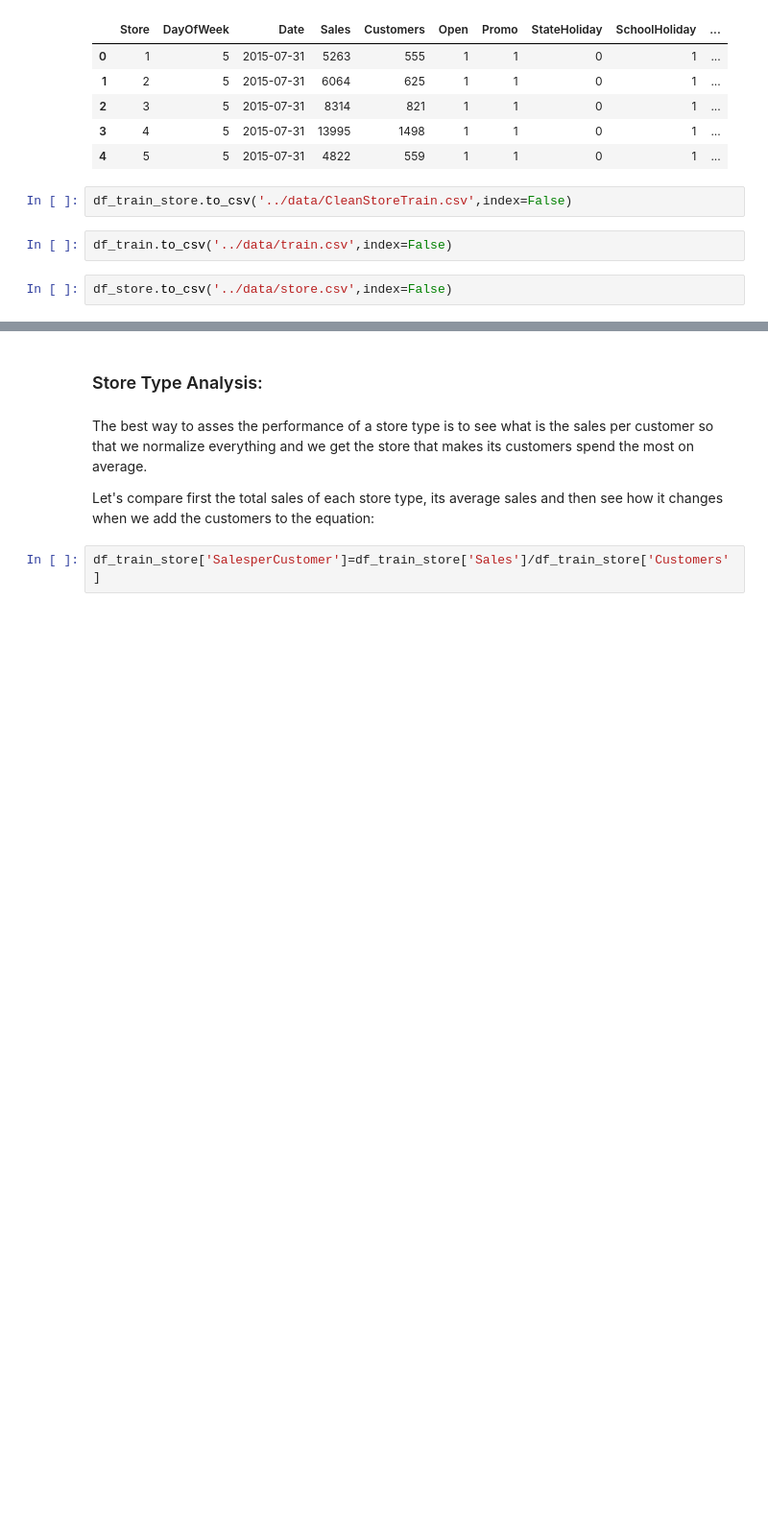
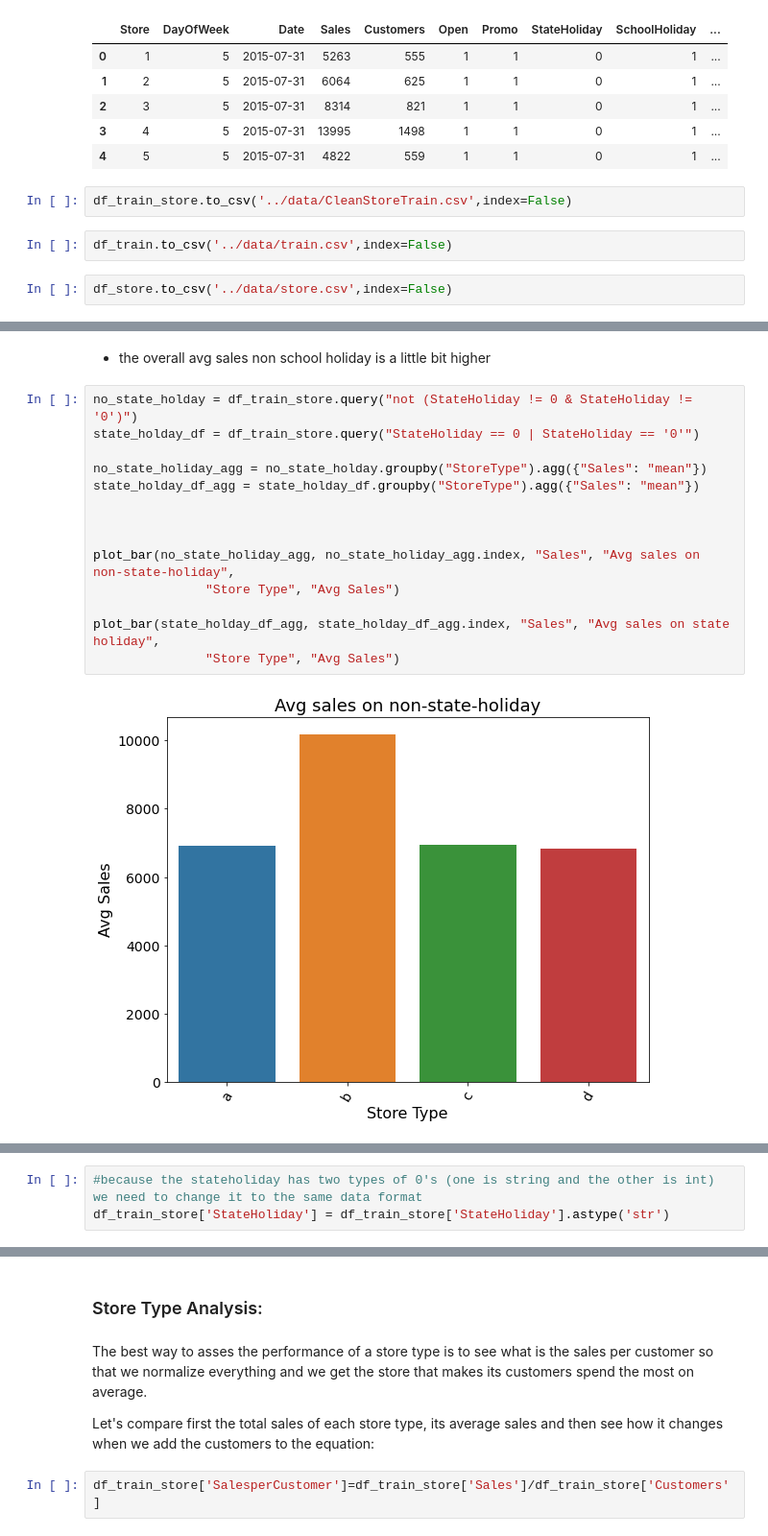
Before and after one commit to bereketkibru/Pharmaceutical-Sales-Prediction, a Jupyter notebook: notebooks/Exploration.ipynb, the cells around one changed output, grey strips where cells are left out. Shown at 96% size. Cells and saved outputs as stored; diff of their text form; blank space fills up the shorter version.

```diff
--- a/notebooks/Exploration.ipynb
+++ b/notebooks/Exploration.ipynb
@@ -429,0 +473,18 @@ df_store.to_csv('../data/store.csv',index=False)
+# %% [markdown]
+- the overall avg sales non school holiday is a little bit higher
+# %%
+no_state_holday = df_train_store.query("not (StateHoliday != 0 & StateHoliday != '0')")
+state_holday_df = df_train_store.query("StateHoliday == 0 | StateHoliday == '0'")
+
+no_state_holiday_agg = no_state_holday.groupby("StoreType").agg({"Sales": "mean"})
+state_holday_df_agg = state_holday_df.groupby("StoreType").agg({"Sales": "mean"})
+
+
+
+plot_bar(no_state_holiday_agg, no_state_holiday_agg.index, "Sales", "Avg sales on non-state-holiday",
+               "Store Type", "Avg Sales")
+
+plot_bar(state_holday_df_agg, state_holday_df_agg.index, "Sales", "Avg sales on state holiday",
+               "Store Type", "Avg Sales")
+# %% [output]
+[figure, added]
@@ -429,0 +492,3 @@ df_store.to_csv('../data/store.csv',index=False)
+# %%
+#because the stateholiday has two types of 0's (one is string and the other is int) we need to change it to the same data format
+df_train_store['StateHoliday'] = df_train_store['StateHoliday'].astype('str')
```
Also changed, not shown: parts of 34 cells of this notebook, 27 other files.
